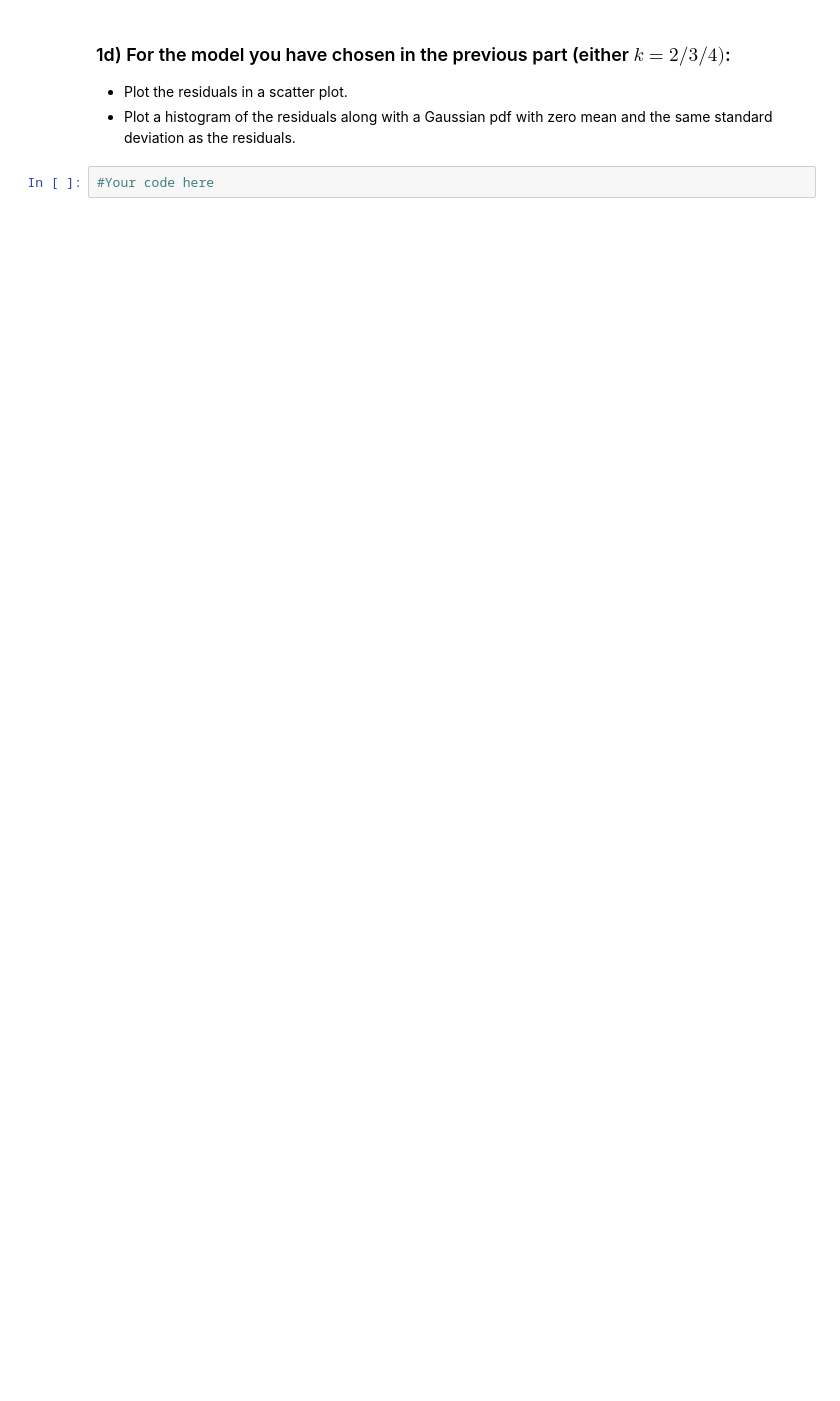
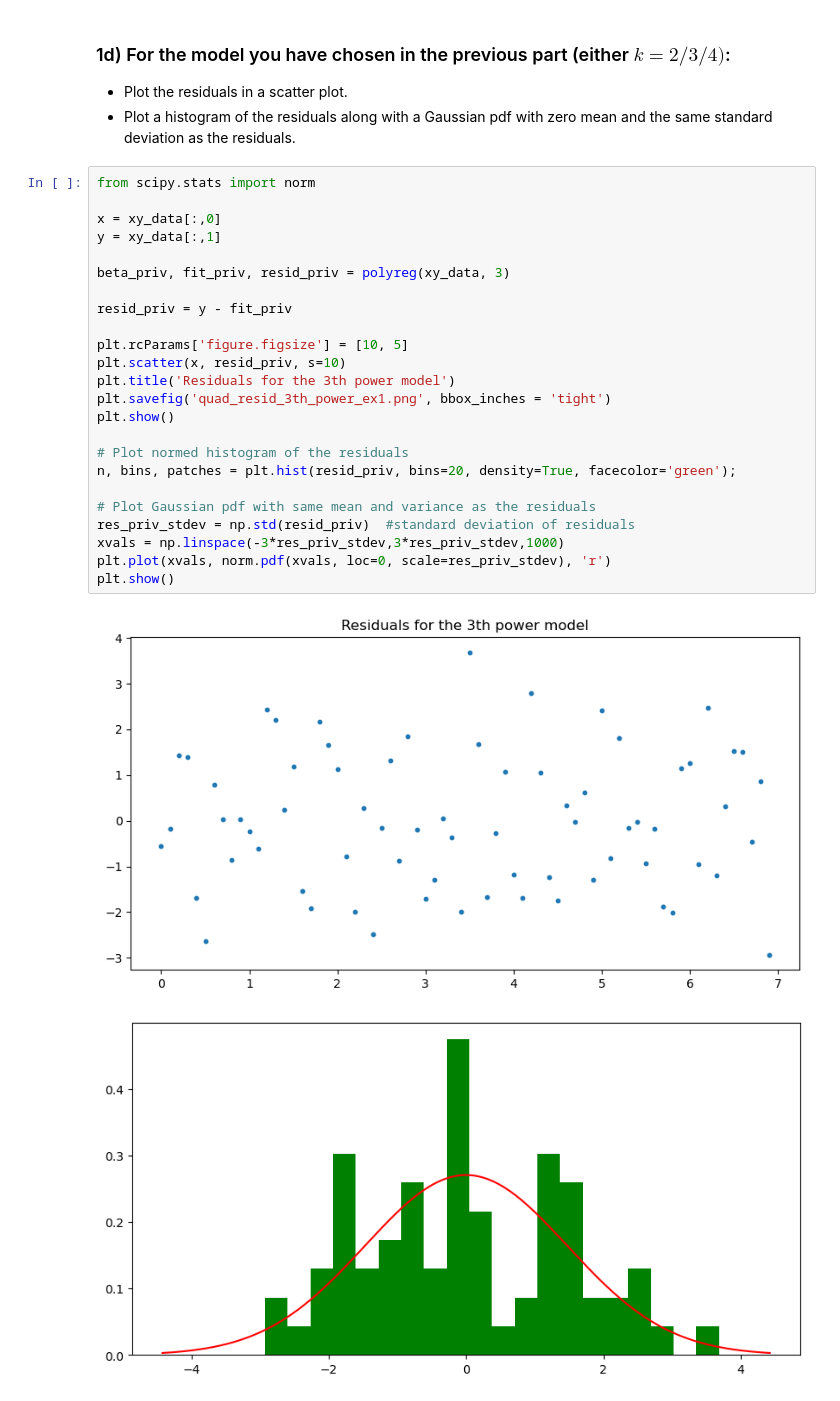
Before and after one commit to ran-xin/IB-Data-Science, a Jupyter notebook: Exercises/01 Exercise Notebook 1.ipynb, the cells around one changed output. Saved outputs shown, nothing was run; the diff lists cells and outputs as text; blank space fills up the shorter version.

```diff
--- a/Exercises/01 Exercise Notebook 1.ipynb
+++ b/Exercises/01 Exercise Notebook 1.ipynb
@@ -74,5 +125,30 @@ assert(np.round(np.linalg.norm(res_test), 3) == 19.937)
 
 - Plot the residuals in a scatter plot.
 - Plot a histogram of the residuals along with a Gaussian pdf with zero mean and the same standard deviation as the residuals.
-# %%
-#Your code here
+# %%
+from scipy.stats import norm
+
+x = xy_data[:,0]
+y = xy_data[:,1]
+
+beta_priv, fit_priv, resid_priv = polyreg(xy_data, 3)
+
+resid_priv = y - fit_priv
+
+plt.rcParams['figure.figsize'] = [10, 5]
+plt.scatter(x, resid_priv, s=10)
+plt.title('Residuals for the 3th power model')
+plt.savefig('quad_resid_3th_power_ex1.png', bbox_inches = 'tight')
+plt.show()
+
+# Plot normed histogram of the residuals
+n, bins, patches = plt.hist(resid_priv, bins=20, density=True, facecolor='green');
+
+# Plot Gaussian pdf with same mean and variance as the residuals
+res_priv_stdev = np.std(resid_priv)  #standard deviation of residuals
+xvals = np.linspace(-3*res_priv_stdev,3*res_priv_stdev,1000)
+plt.plot(xvals, norm.pdf(xvals, loc=0, scale=res_priv_stdev), 'r')
+plt.show()
+# %% [output]
+[figure, added]
+[figure, added]
```
Also changed, not shown: parts of 8 cells of this notebook, 14 other files.
